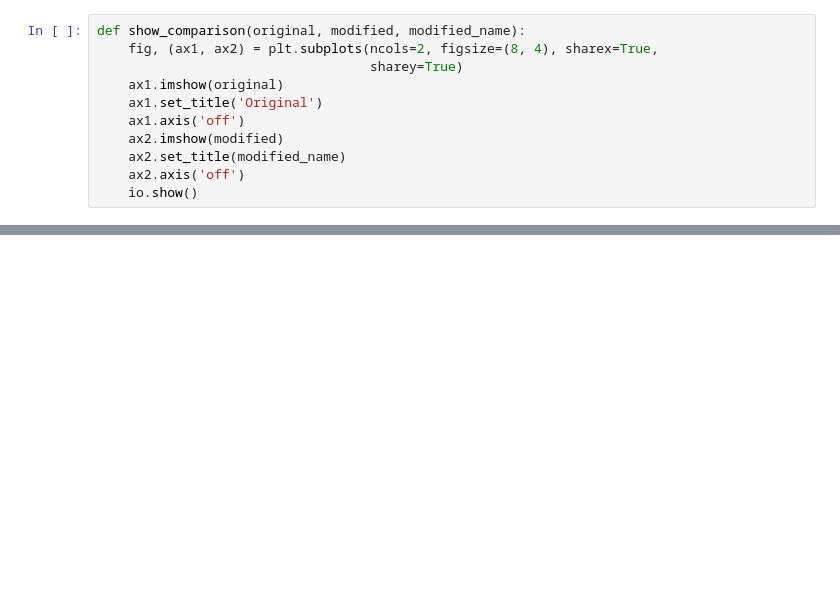
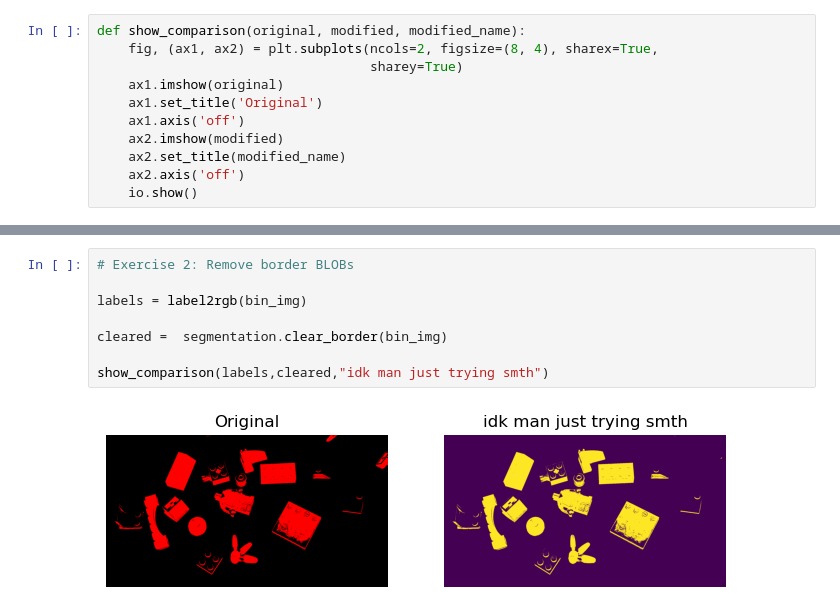
Before and after one commit to kristofer0907/02515_Image_Analysis_Github, a Jupyter notebook: ex5-BLOB.ipynb, the cells around one changed output, grey strips where cells are left out. Cells and saved outputs as stored; diff of their text form; blank space fills up the shorter version.

```diff
--- a/ex5-BLOB.ipynb
+++ b/ex5-BLOB.ipynb
@@ -24,0 +42,10 @@ hey
+# %%
+# Exercise 2: Remove border BLOBs
+
+labels = label2rgb(bin_img)
+
+cleared =  segmentation.clear_border(bin_img)
+
+show_comparison(labels,cleared,"idk man just trying smth")
+# %% [output]
+[figure, added]
```
Also changed, not shown: parts of 16 cells of this notebook, 5 other files.
